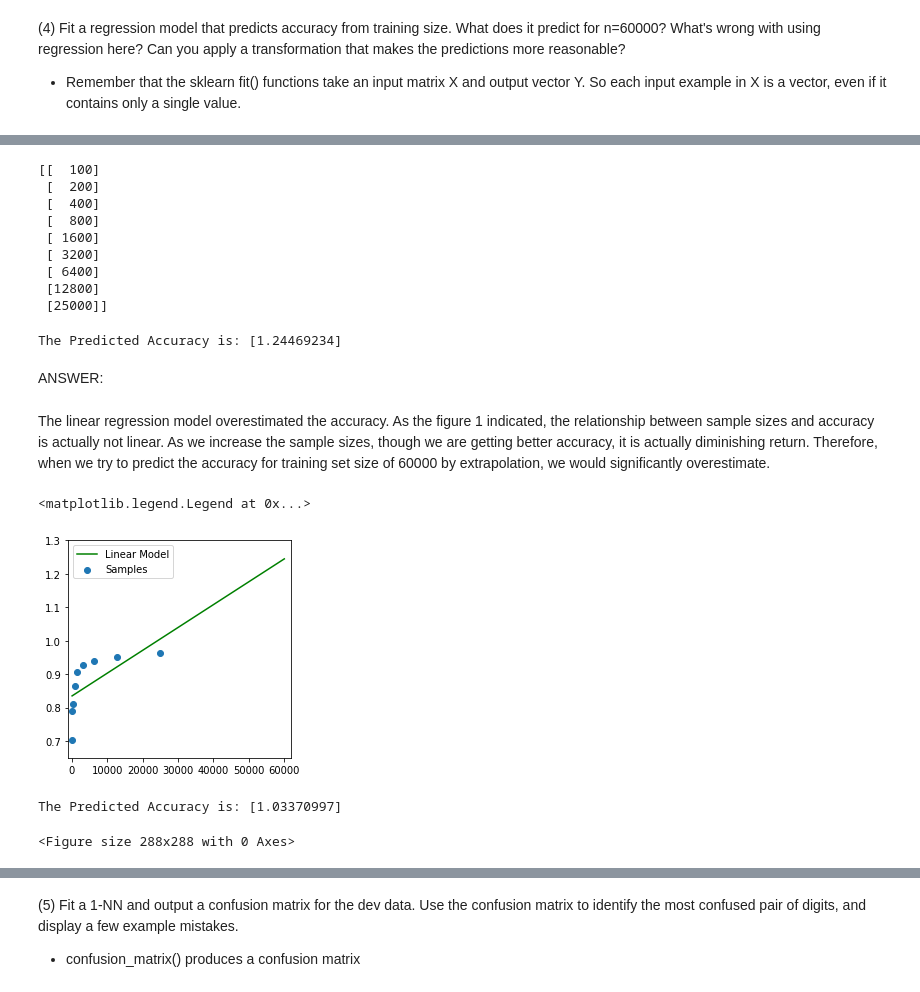
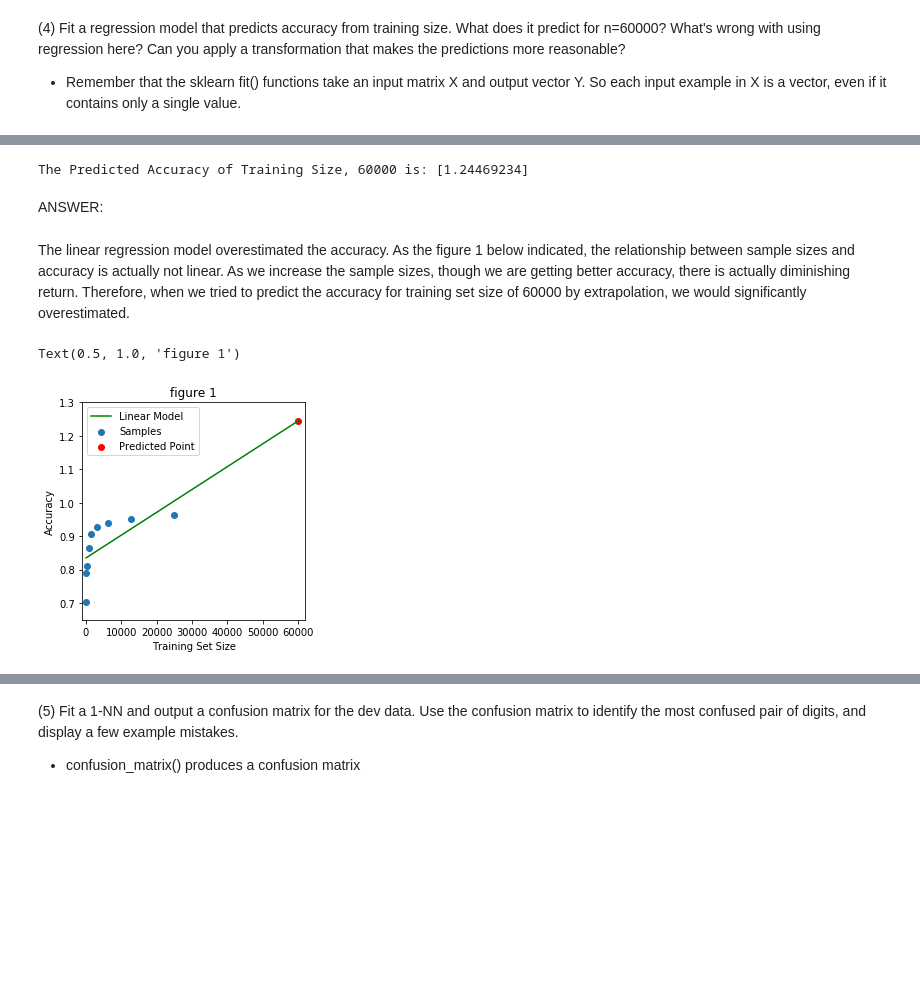
Before and after one commit to erikhou45/ucb-w207-applied-ml, a Jupyter notebook: projects/Erik_Hou_p1.ipynb, the cells around one changed output, grey strips where cells are left out. Saved outputs shown, nothing was run; the diff lists cells and outputs as text; code cells hidden in the pictures; blank space fills up the shorter version.

```diff
--- a/projects/Erik_Hou_p1.ipynb
+++ b/projects/Erik_Hou_p1.ipynb
@@ -265,73 +226,42 @@ TypeError: All intermediate steps should be transformers and implement fit and t
-# %%
-print(np.asarray(train_sizes)[:, np.newaxis])
-# %% [output]
-[[  100]
- [  200]
- [  400]
- [  800]
- [ 1600]
- [ 3200]
- [ 6400]
- [12800]
- [25000]]
+# %%
+#setup
+train_sizes_array = np.asarray(train_sizes)[:, np.newaxis] # ndarray of train_sizes
+test_array = np.asarray([60000])[:, np.newaxis]  # ndarray of just the size of 60000
+train_test_array = np.asarray(train_sizes+[60000])[:, np.newaxis] # ndarray of train_size plus the size, 60000
+
+linear_regression = LinearRegression()
 # %%
 def P4():
 
 ### STUDENT START ###
-    linear_regression = LinearRegression()
-    train_sizes_array = np.asarray(train_sizes)[:, np.newaxis]
+
+    # fit train_sizes and accuracy with linear regression without any transformation
     linear_regression.fit(train_sizes_array, accuracies)
-
-
-
-    print('The Predicted Accuracy is:', linear_regression.predict(np.asarray([60000])[:, np.newaxis]))
+    print('The Predicted Accuracy of Training Size, 60000 is:', linear_regression.predict(test_array))
 
 ### STUDENT END ###
 
 P4()
 # %% [output]
-The Predicted Accuracy is: [1.24469234]
+The Predicted Accuracy of Training Size, 60000 is: [1.24469234]
 # %% [markdown]
 ANSWER:
 # %% [markdown]
-The linear regression model overestimated the accuracy. As the figure 1 indicated, the relationship between sample sizes and accuracy is actually not linear. As we increase the sample sizes, though we are getting better accuracy, it is actually diminishing return. Therefore, when we try to predict the accuracy for training set size of 60000 by extrapolation, we would significantly overestimate.
+The linear regression model overestimated the accuracy. As the figure 1 below indicated, the relationship between sample sizes and accuracy is actually not linear. As we increase the sample sizes, though we are getting better accuracy, there is actually diminishing return. Therefore, when we tried to predict the accuracy for training set size of 60000 by extrapolation, we would significantly overestimated.
 # %%
-linear_regression = LinearRegression()
-train_sizes_array = np.asarray(train_sizes)[:, np.newaxis]
-
 linear_regression.fit(train_sizes_array, accuracies)
 plt.figure(figsize=(4, 4))
-# plt.plot(train_sizes, accuracies, label="True function")
 
-train_sizes_array = np.asarray(train_sizes+[60000])[:, np.newaxis]
+plt.plot(train_test_array, linear_regression.predict(train_test_array), c='g', label="Linear Model")
+plt.scatter(train_sizes, accuracies, label="Samples")
+plt.scatter(test_array, linear_regression.predict(test_array), c='r', label="Predicted Point")
 
-plt.plot(train_sizes+[60000], linear_regression.predict(train_sizes_array), c='g', label="Linear Model")
-plt.scatter(train_sizes, accuracies, label="Samples")
-
+plt.xlabel("Training Set Size")
+plt.ylabel("Accuracy")
 plt.xlim((-1000, 62000))
 plt.ylim((0.65, 1.3))
 plt.legend(loc="best")
+plt.title('figure 1')
 # %% [output]
-<matplotlib.legend.Legend at 0x...>
+Text(0.5, 1.0, 'figure 1')
-[figure, old version]
+[figure, new version]
-# %%
-linear_regression = LinearRegression()
-train_sizes_array = np.asarray(train_sizes)[:, np.newaxis]
-
-linear_regression.fit(np.log(train_sizes_array), accuracies)
-plt.figure(figsize=(4, 4))
-# plt.plot(train_sizes, accuracies, label="True function")
-
-print('The Predicted Accuracy is:', linear_regression.predict(np.log(np.asarray([60000])[:, np.newaxis])))
-
-# train_sizes_array = np.asarray(train_sizes+[60000])[:, np.newaxis]
-
-# plt.plot(train_sizes+[60000], linear_regression.predict(train_sizes_array), c='g', label="Linear Model")
-# plt.scatter(train_sizes, accuracies, label="Samples")
-
-# plt.xlim((-1000, 62000))
-# plt.ylim((0.65, 1.3))
-# plt.legend(loc="best")
-# %% [output]
-The Predicted Accuracy is: [1.03370997]
-<Figure size 288x288 with 0 Axes>
```
Also changed, not shown: parts of 17 cells of this notebook.
